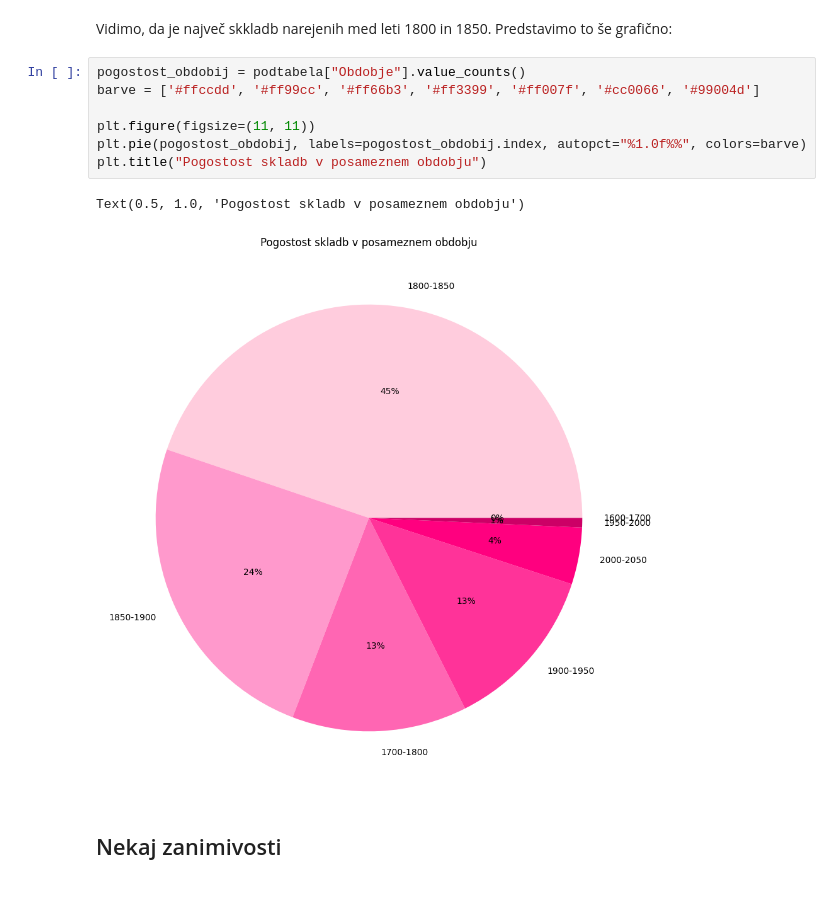
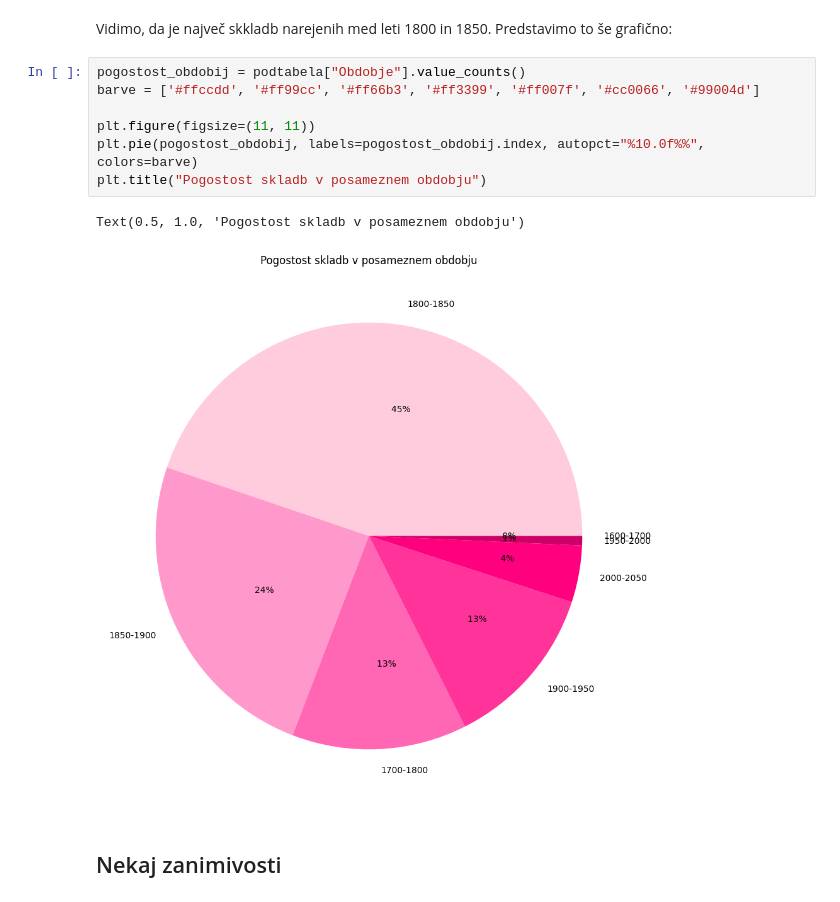
Before and after one commit to mm86903/UVP, a Jupyter notebook: analiza_podatkov.ipynb, the cells around one changed output. Drawn from its saved outputs; the diff is of its cells as text.

```diff
--- a/analiza_podatkov.ipynb
+++ b/analiza_podatkov.ipynb
@@ -187,13 +186,13 @@ Vidimo, da je največ skkladb narejenih med leti 1800 in 1850. Predstavimo to š
 # %%
 pogostost_obdobij = podtabela["Obdobje"].value_counts()
 barve = ['#ffccdd', '#ff99cc', '#ff66b3', '#ff3399', '#ff007f', '#cc0066', '#99004d']
 
 plt.figure(figsize=(11, 11))
-plt.pie(pogostost_obdobij, labels=pogostost_obdobij.index, autopct="%1.0f%%", colors=barve)
+plt.pie(pogostost_obdobij, labels=pogostost_obdobij.index, autopct="%10.0f%%", colors=barve)
 plt.title("Pogostost skladb v posameznem obdobju")
 # %% [output]
 Text(0.5, 1.0, 'Pogostost skladb v posameznem obdobju')
-[figure, old version]
+[figure, new version]
 # %% [markdown]
 ## Nekaj zanimivosti
 # %% [markdown]
```
Also changed, not shown: parts of 3 cells of this notebook, 1 other file.
